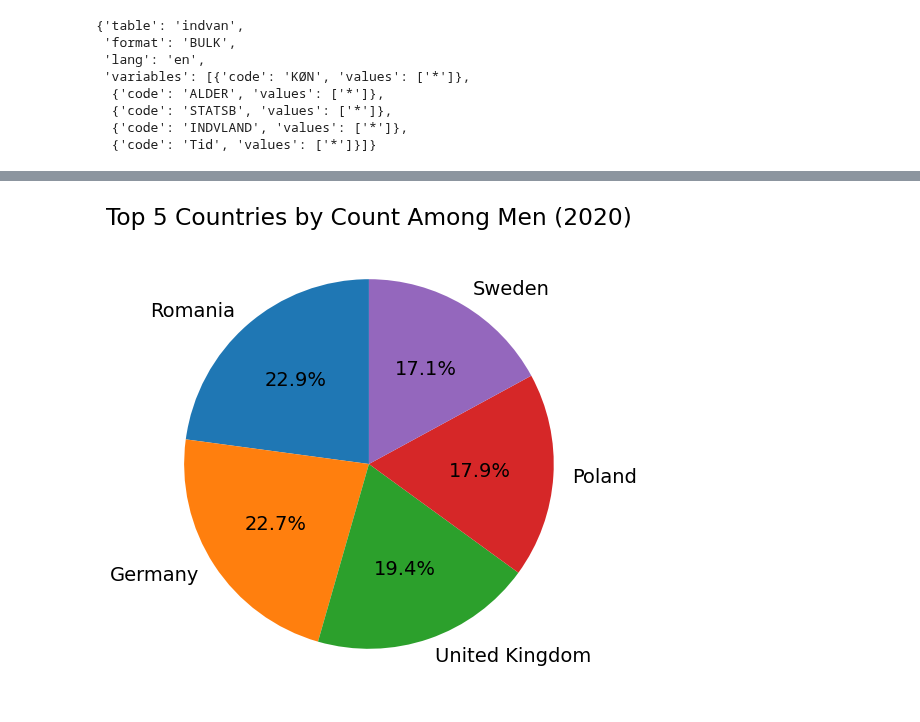
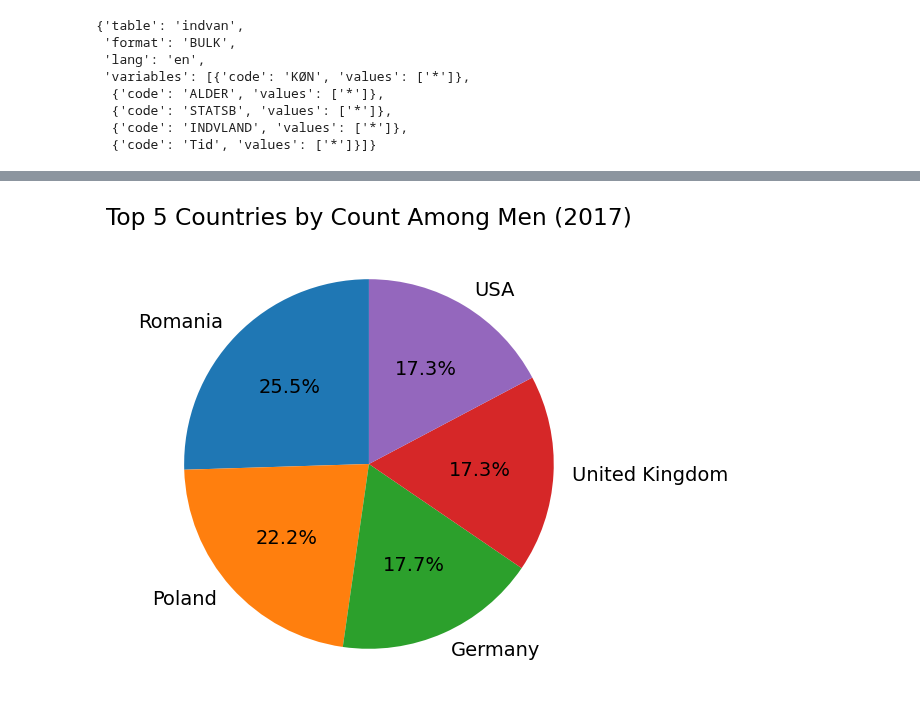
Before and after one commit to NumEconCopenhagen/projects-2024-malik-og-mads, a Jupyter notebook: dataproject/dataproject.ipynb, the cells around one changed output, grey strips where cells are left out. Cells and saved outputs as stored; diff of their text form; code cells hidden in the pictures.

```diff
--- a/dataproject/dataproject.ipynb
+++ b/dataproject/dataproject.ipynb
@@ -90,6 +82,3 @@ inc_api.head(900)
 | 898 | Men | Age, total | Other countries, western | 2018 | 88 |
 | 899 | Men | Age, total | Other countries, non-western | 2018 | 1252 |
 900 rows × 5 columns
-# %%
-inc_api.sort_values(by='INDHOLD', inplace=True)
-inc_api.tail(20)
@@ -114,4 +84,0 @@ inc_api.tail(20)
-# %%
-inc_api = inc_api[inc_api['IELAND']!='Denmark']
-inc_api = inc_api[inc_api['IELAND']!='Total']
-inc_api.tail(20)
@@ -283,37 +233,38 @@ indvan_api_cleaned.head(1000)
 
 def plot_pie_chart(gender, selected_year):
     # Filter the data based on the selected gender and the selected year
-    filtered_data = indvan_api_cleaned[(indvan_api_cleaned['KØN'] == gender) &
-                                       (indvan_api_cleaned['TID'] == selected_year)]
+    filtered_data = indvan_api[(indvan_api['KØN'] == gender) &
+                                       (indvan_api['TID'] == selected_year)]
 
     # Aggregate the counts by country
     top_countries = filtered_data.groupby('INDVLAND')['INDHOLD'].sum().nlargest(5)
 
     plt.figure(figsize=(10, 6))
     top_countries.plot(kind='pie', autopct='%1.1f%%', startangle=90, ylabel='',
                        title=f'Top 5 Countries by Count Among {gender} ({selected_year})')
     plt.show()
 
 def on_gender_year_selected(change):
     clear_output(wait=True)
     display(gender_dropdown)  # Redisplay the dropdown to ensure it persists after clearing the output
     display(year_slider)  # Display the year slider
     plot_pie_chart(gender_dropdown.value, year_slider.value)
 
 gender_dropdown = widgets.Dropdown(options=['Men', 'Women'], description='Gender:')
 year_slider = widgets.IntSlider(description='Year', min=2017, max=2022, value=2017)
 
+
 gender_dropdown.observe(on_gender_year_selected, names='value')
 year_slider.observe(on_gender_year_selected, names='value')
 
 display(gender_dropdown)
 display(year_slider)
 
 plot_pie_chart('Men', 2017)  # Default display
 # %% [output]
 [interactive output not drawn]
 [interactive output not drawn]
-[figure, old version]
+[figure, new version]
 # %%
 def plot_crime_development(gender):
     # Step 1: Filter by gender and year
```
Also changed, not shown: parts of 12 cells of this notebook.
